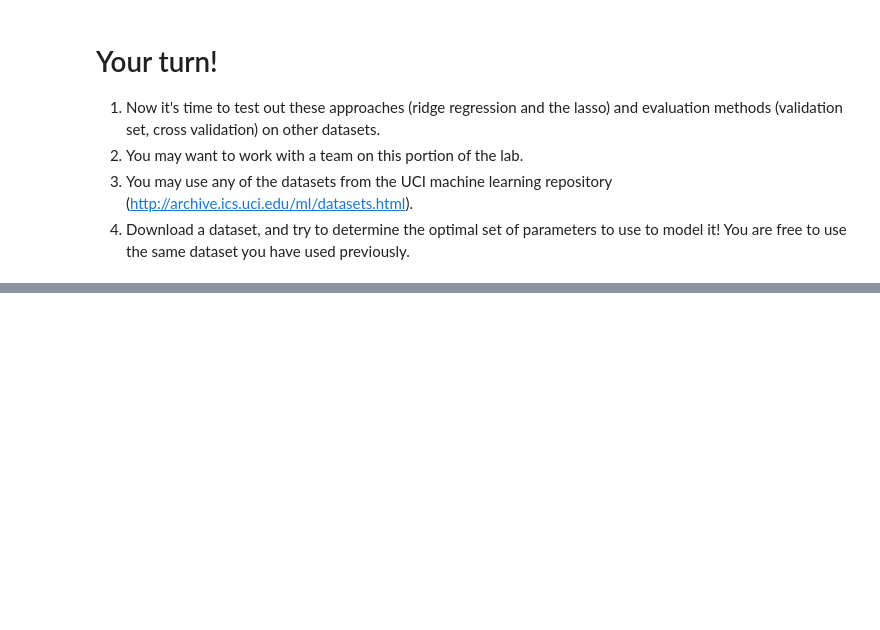
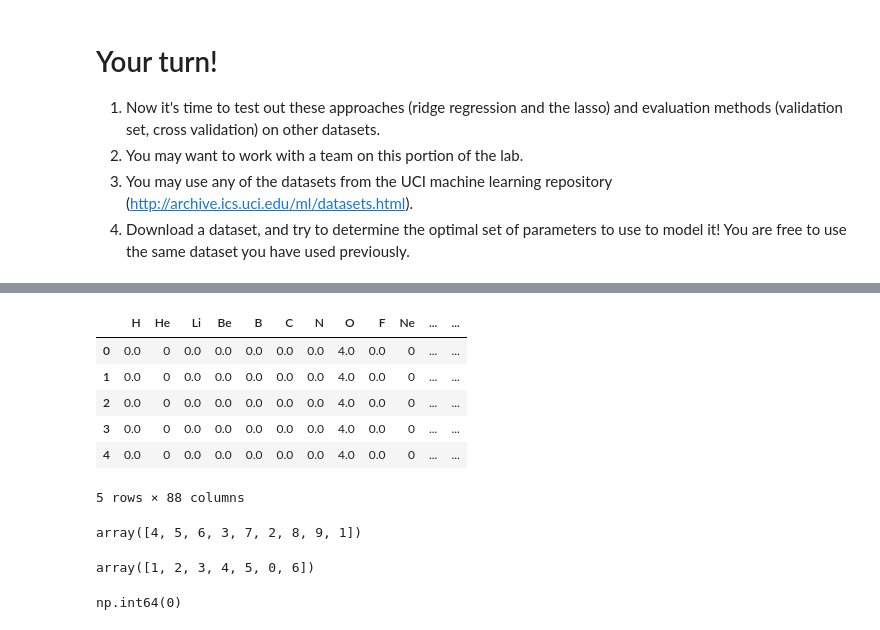
Before and after one commit to muzaffarizamuddin/machine-learning-course, a Jupyter notebook: week5.ipynb, the cells around one changed output, grey strips where cells are left out. Cells and saved outputs as stored; diff of their text form; code cells hidden in the pictures; blank space fills up the shorter version.

```diff
--- a/week5.ipynb
+++ b/week5.ipynb
@@ -829,0 +1286,3 @@ Choose $\lambda$ through cross validation. Search an array of $\lambda$'s throug
+# %%
+df_unique = pd.read_csv('Ridge_Lasso_Superconduct/unique_m.csv')
+df_unique.info()
@@ -829,0 +1317,22 @@ Choose $\lambda$ through cross validation. Search an array of $\lambda$'s throug
+# %%
+df_unique.head()
+# %% [output]
+|  | H | He | Li | Be | B | C | N | O | F | Ne | ... | ... |
+| 0 | 0.0 | 0 | 0.0 | 0.0 | 0.0 | 0.0 | 0.0 | 4.0 | 0.0 | 0 | ... | ... |
+| 1 | 0.0 | 0 | 0.0 | 0.0 | 0.0 | 0.0 | 0.0 | 4.0 | 0.0 | 0 | ... | ... |
+| 2 | 0.0 | 0 | 0.0 | 0.0 | 0.0 | 0.0 | 0.0 | 4.0 | 0.0 | 0 | ... | ... |
+| 3 | 0.0 | 0 | 0.0 | 0.0 | 0.0 | 0.0 | 0.0 | 4.0 | 0.0 | 0 | ... | ... |
+| 4 | 0.0 | 0 | 0.0 | 0.0 | 0.0 | 0.0 | 0.0 | 4.0 | 0.0 | 0 | ... | ... |
+5 rows × 88 columns
+# %%
+df_super['number_of_elements'].unique()
+# %% [output]
+array([4, 5, 6, 3, 7, 2, 8, 9, 1])
+# %%
+df_super['range_Valence'].unique()
+# %% [output]
+array([1, 2, 3, 4, 5, 0, 6])
+# %%
+df_super.isnull().sum().sum()
+# %% [output]
+np.int64(0)
```
Also changed, not shown: parts of 53 cells of this notebook, 2 other files.
